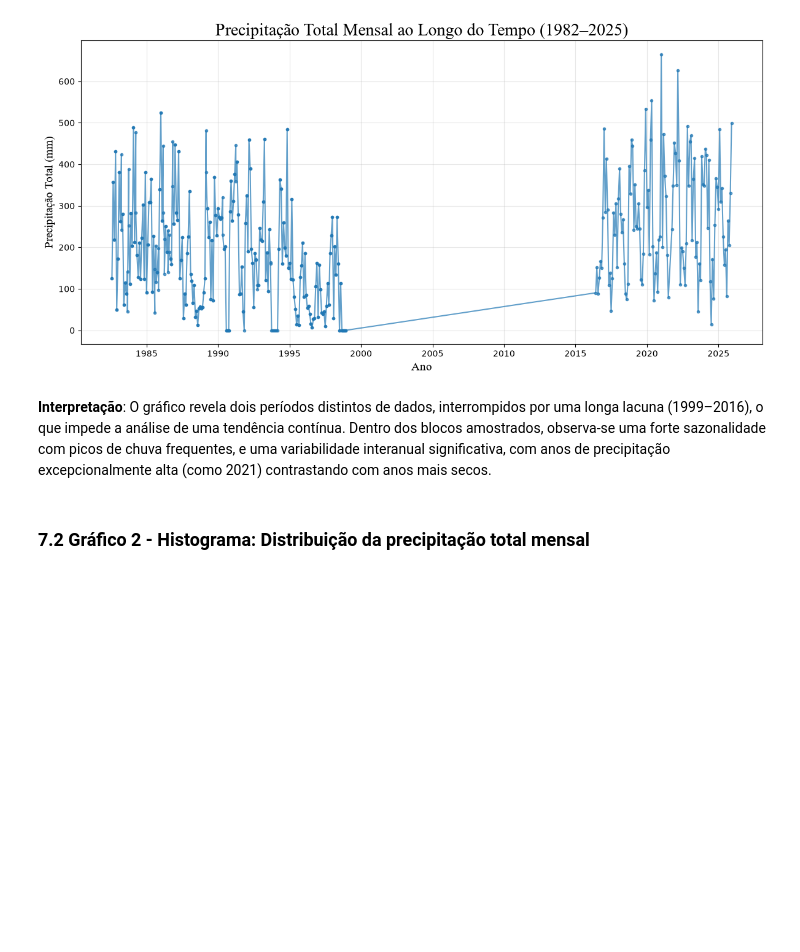
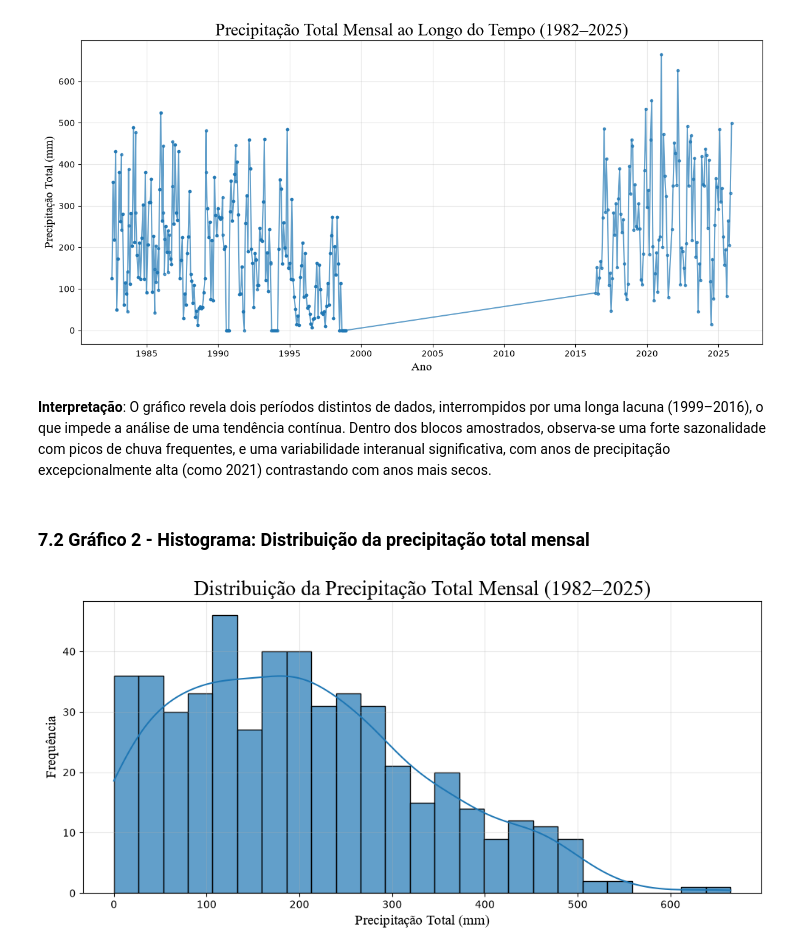
Before and after one commit to jonestiago/rainfall-timeseries-analysis, a Jupyter notebook: notebook/a_analise_exploratoria.ipynb, the cells around one changed output. Drawn from its saved outputs; the diff is of its cells as text; code cells hidden in the pictures; blank space fills up the shorter version.

```diff
--- a/notebook/a_analise_exploratoria.ipynb
+++ b/notebook/a_analise_exploratoria.ipynb
@@ -833,3 +841,22 @@ plt.show()
 **Interpretação**: O gráfico revela dois períodos distintos de dados, interrompidos por uma longa lacuna (1999–2016), o que impede a análise de uma tendência contínua. Dentro dos blocos amostrados, observa-se uma forte sazonalidade com picos de chuva frequentes, e uma variabilidade interanual significativa, com anos de precipitação excepcionalmente alta (como 2021) contrastando com anos mais secos.
 # %% [markdown]
 ### 7.2 Gráfico 2 - Histograma: Distribuição da precipitação total mensal
+# %%
+# Grafico 2 - Histograma
+# Configurações de Layout (Dimensionamento)
+plt.figure(figsize=(10,5))
+
+# Plotagem
+sns.histplot(df_ajustado['Total'], bins=25, kde=True, edgecolor='black', alpha=0.7)
+
+# Configurações de Layout e Estilo
+plt.title('Distribuição da Precipitação Total Mensal (1982–2025)', fontfamily='Times New Roman', fontsize=20)
+plt.xlabel('Precipitação Total (mm)', fontfamily='Times New Roman', fontsize=14)
+plt.ylabel('Frequência', fontfamily='Times New Roman', fontsize=14)
+plt.grid(True, alpha=0.3)
+plt.tight_layout()
+
+# Visualização do gráfico
+plt.show()
+# %% [output]
+[figure, added]
```
Also changed, not shown: parts of 9 cells of this notebook.
